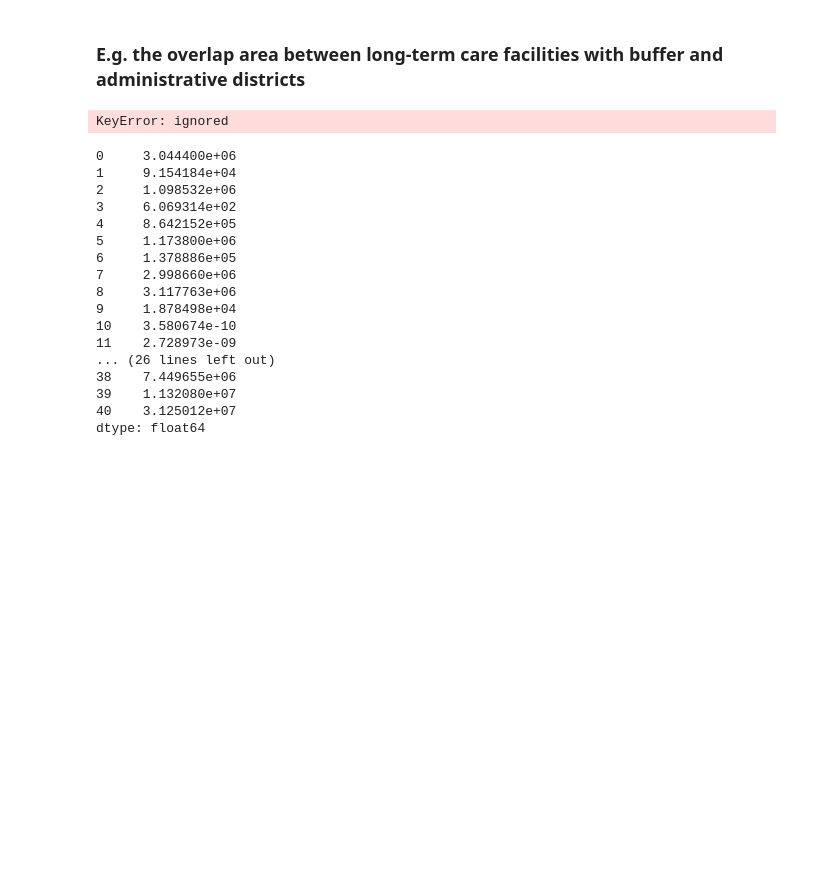
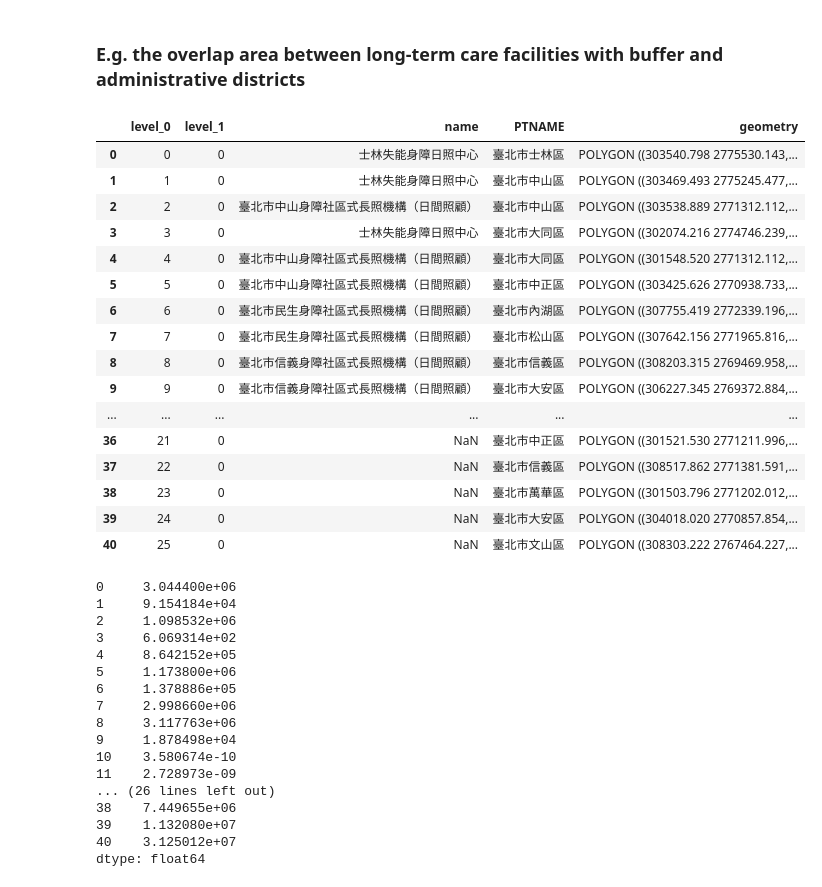
Before and after one commit to tpe-doit/Taipei-Codefest-2023-Workshop, a Jupyter notebook: hackathon_workshop_ETL.ipynb, the cells around one changed output. Cells and saved outputs as stored; diff of their text form; code cells hidden in the pictures; blank space fills up the shorter version.

```diff
--- a/hackathon_workshop_ETL.ipynb
+++ b/hackathon_workshop_ETL.ipynb
@@ -986,16 +1000,16 @@ Datum: Taiwan Datum 1997
 - Ellipsoid: GRS 1980
 - Prime Meridian: Greenwich
 # %%
-village_border = village_border[['PTNAME', 'geometry']]
-village_border.head(3)
+district_border = district_border[['PTNAME', 'geometry']]
+district_border.head(3)
 # %% [output]
 |  | PTNAME | geometry |
 | 0 | 臺北市北投區 | POLYGON ((302675.668 2785251.546,... |
 | 1 | 臺北市士林區 | POLYGON ((307802.170 2787372.760,... |
 | 2 | 臺北市內湖區 | POLYGON ((310064.640 2778552.346,... |
 # %%
-village_border.crs = 'EPSG:3826'
-village_border.crs
+district_border.crs = 'EPSG:3826'
+district_border.crs
 # %% [output]
 <Projected CRS: EPSG:3826>
 Name: TWD97 / TM2 zone 121
@@ -1012,8 +1026,8 @@ Datum: Taiwan Datum 1997
 - Ellipsoid: GRS 1980
 - Prime Meridian: Greenwich
 # %%
-village_border = village_border.to_crs('EPSG:4326')
-village_border.crs
+district_border = district_border.to_crs('EPSG:4326')
+district_border.crs
 # %% [output]
 <Geographic 2D CRS: EPSG:4326>
 Name: WGS 84
@@ -1079,7 +1093,7 @@ dis_longterm
 ### Intersect
 # %%
 # change crs
-village_border = village_border.to_crs('EPSG:3826')
+district_border = district_border.to_crs('EPSG:3826')
 
 # get buffer
 dis_longterm['buffer'] = dis_longterm['geometry'].buffer(1000)
@@ -1224,16 +1238,32 @@ df2.plot(ax=ax, facecolor='none', edgecolor='k');
 # %%
 dis_longterm_buffer = dis_longterm[['name', 'buffer']]
 dis_longterm_buffer = dis_longterm_buffer.set_geometry('buffer')
 
 overlay_df = gpd.overlay(
     dis_longterm_buffer,
-    village_border,
+    district_border,
     how='union'
 ).explode().reset_index()
 
 overlay_df
 # %% [output]
-KeyError: ignored
+|  | level_0 | level_1 | name | PTNAME | geometry |
+| 0 | 0 | 0 | 士林失能身障日照中心 | 臺北市士林區 | POLYGON ((303540.798 2775530.143,... |
+| 1 | 1 | 0 | 士林失能身障日照中心 | 臺北市中山區 | POLYGON ((303469.493 2775245.477,... |
+| 2 | 2 | 0 | 臺北市中山身障社區式長照機構（日間照顧） | 臺北市中山區 | POLYGON ((303538.889 2771312.112,... |
+| 3 | 3 | 0 | 士林失能身障日照中心 | 臺北市大同區 | POLYGON ((302074.216 2774746.239,... |
+| 4 | 4 | 0 | 臺北市中山身障社區式長照機構（日間照顧） | 臺北市大同區 | POLYGON ((301548.520 2771312.112,... |
+| 5 | 5 | 0 | 臺北市中山身障社區式長照機構（日間照顧） | 臺北市中正區 | POLYGON ((303425.626 2770938.733,... |
+| 6 | 6 | 0 | 臺北市民生身障社區式長照機構（日間照顧） | 臺北市內湖區 | POLYGON ((307755.419 2772339.196,... |
+| 7 | 7 | 0 | 臺北市民生身障社區式長照機構（日間照顧） | 臺北市松山區 | POLYGON ((307642.156 2771965.816,... |
+| 8 | 8 | 0 | 臺北市信義身障社區式長照機構（日間照顧） | 臺北市信義區 | POLYGON ((308203.315 2769469.958,... |
+| 9 | 9 | 0 | 臺北市信義身障社區式長照機構（日間照顧） | 臺北市大安區 | POLYGON ((306227.345 2769372.884,... |
+| ... | ... | ... | ... | ... | ... |
+| 36 | 21 | 0 | NaN | 臺北市中正區 | POLYGON ((301521.530 2771211.996,... |
+| 37 | 22 | 0 | NaN | 臺北市信義區 | POLYGON ((308517.862 2771381.591,... |
+| 38 | 23 | 0 | NaN | 臺北市萬華區 | POLYGON ((301503.796 2771202.012,... |
+| 39 | 24 | 0 | NaN | 臺北市大安區 | POLYGON ((304018.020 2770857.854,... |
+| 40 | 25 | 0 | NaN | 臺北市文山區 | POLYGON ((308303.222 2767464.227,... |
 # %%
 overlay_df['geometry'].area
 # %% [output]
```
Also changed, not shown: parts of 12 cells of this notebook.
